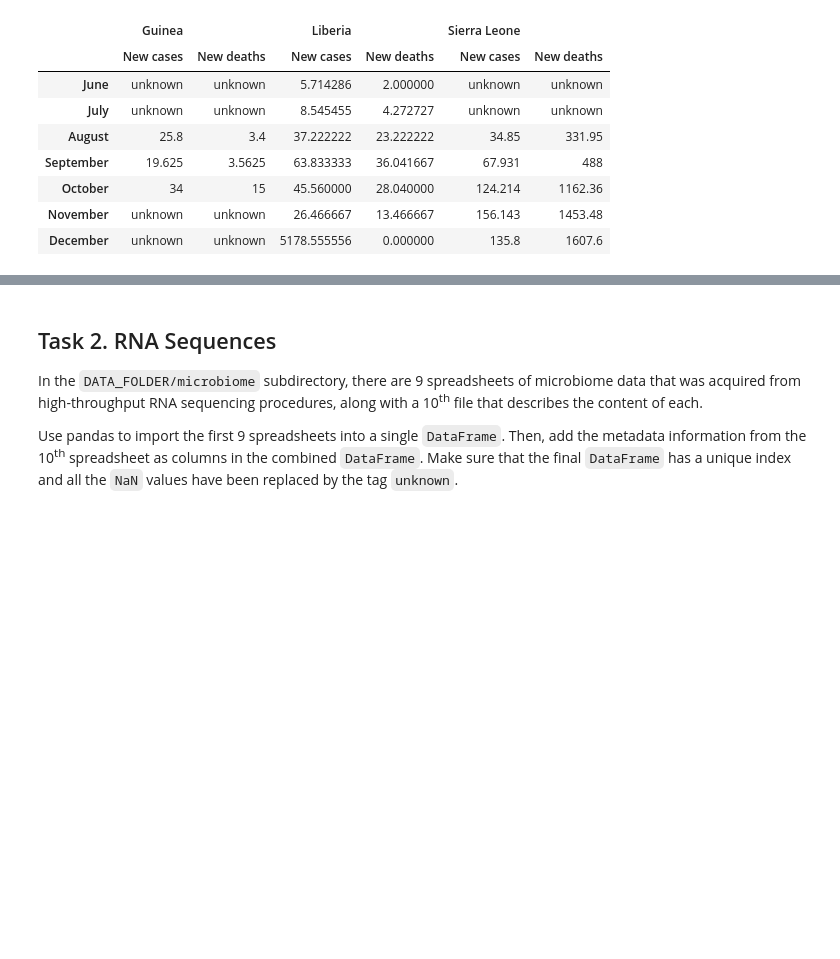
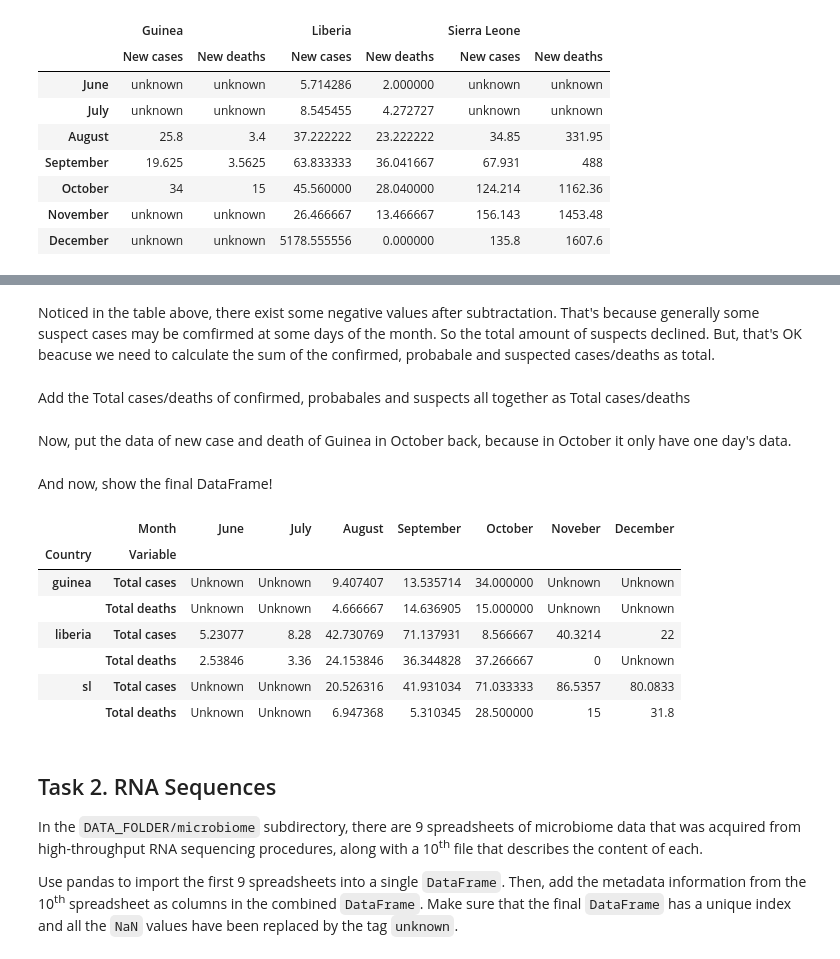
Before and after one commit to xiangzhemeng/EPFL-Applied-Data-Analysis-2017, a Jupyter notebook: Homework 1 final version1.ipynb, the cells around one changed output, grey strips where cells are left out. Drawn from its saved outputs; the diff is of its cells as text; code cells hidden in the pictures; blank space fills up the shorter version.

```diff
--- a/Homework 1 final version1.ipynb
+++ b/Homework 1 final version1.ipynb
@@ -394,0 +513,3 @@ df
+# %%
+v_country = ['guinea','liberia','sl']
+v_variable = ['Total cases of confirmed','Total cases of probables','Total cases of suspects','Total deaths of confirmed','Total deaths of probables','Total deaths of suspects']
@@ -394,0 +556,5 @@ df
+# %% [markdown]
+Noticed in the table above, there exist some negative values after subtractation. That's because generally some suspect cases may be comfirmed at some days of the month. So the total amount of suspects declined. But, that's OK
+beacuse we need to calculate the sum of the confirmed, probabale and suspected cases/deaths as total.
+# %% [markdown]
+Add the Total cases/deaths of confirmed, probabales and suspects all together as Total cases/deaths
@@ -395,3 +577,25 @@ df
+# %% [markdown]
+Now, put the data of new case and death of Guinea in October back, because in October it only have one day's data.
+# %%
+df_total.loc[('guinea','Total cases',10)] = g_oct_case
+df_total.loc[('guinea','Total deaths',10)] = g_oct_death
+# %% [markdown]
+And now, show the final DataFrame!
+# %%
+df_final = df_total.unstack()
+df_final = df_final.fillna('Unknown')
+df_final.columns = [['June','July', 'August', 'September', "October", "Noveber", "December"]]
+df_final.columns.name = 'Month'
+df_final
+# %% [output]
+|  | Month | June | July | August | September | October | Noveber | December |
+| Country | Variable |  |  |  |  |  |  |  |
+| guinea | Total cases | Unknown | Unknown | 9.407407 | 13.535714 | 34.000000 | Unknown | Unknown |
+|  | Total deaths | Unknown | Unknown | 4.666667 | 14.636905 | 15.000000 | Unknown | Unknown |
+| liberia | Total cases | 5.23077 | 8.28 | 42.730769 | 71.137931 | 8.566667 | 40.3214 | 22 |
+|  | Total deaths | 2.53846 | 3.36 | 24.153846 | 36.344828 | 37.266667 | 0 | Unknown |
+| sl | Total cases | Unknown | Unknown | 20.526316 | 41.931034 | 71.033333 | 86.5357 | 80.0833 |
+|  | Total deaths | Unknown | Unknown | 6.947368 | 5.310345 | 28.500000 | 15 | 31.8 |
 # %% [markdown]
 ## Task 2. RNA Sequences
 
```
Also changed, not shown: parts of 40 cells of this notebook.
